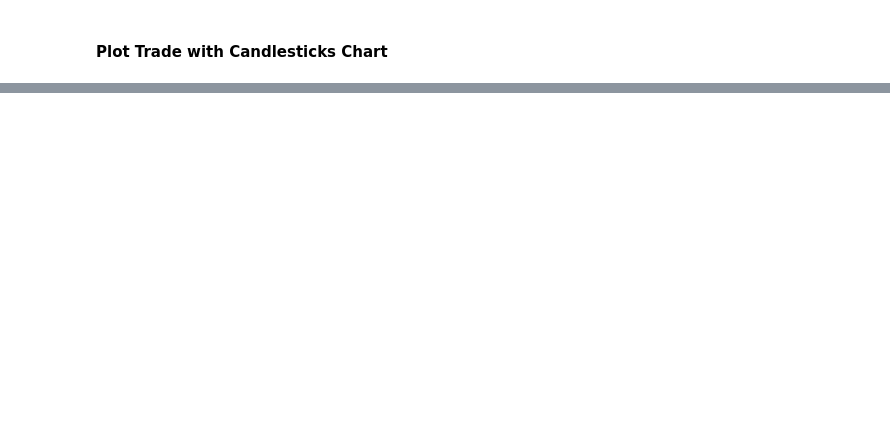
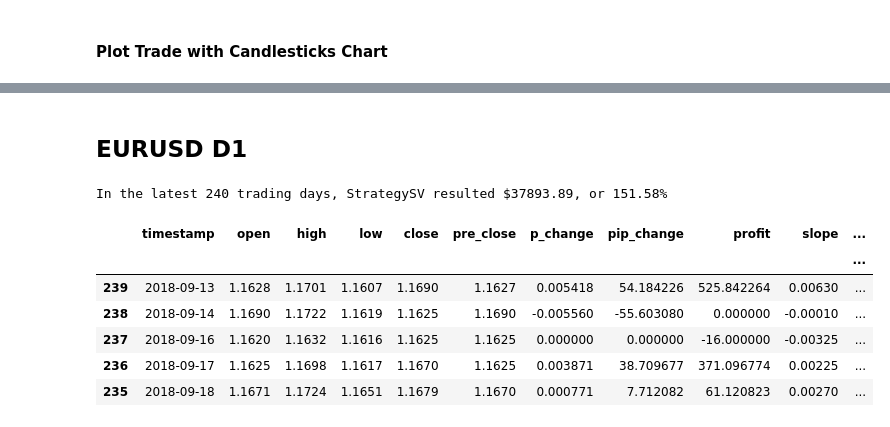
Before and after one commit to jacktator/QuantTrading_Py, a Jupyter notebook: alpha/strategies/strategy_sv_test.ipynb, the cells around one changed output, grey strips where cells are left out. Drawn from its saved outputs; the diff is of its cells as text; code cells hidden in the pictures; blank space fills up the shorter version.

```diff
--- a/alpha/strategies/strategy_sv_test.ipynb
+++ b/alpha/strategies/strategy_sv_test.ipynb
@@ -143,0 +133,72 @@ HOLD 2019-06-17
+# %% [markdown]
+
+## EURUSD D1
+# %%
+
+import pandas as pd
+import import_ipynb
+from strategy_sv import TradeStrategySV
+
+forex_symbol = "EURUSD"
+
+forex_df = pd.read_csv('../../data/gen/{}_Daily_df.csv'.format(forex_symbol),
+                       parse_dates=True,
+                       index_col=0)
+# Strip whitespace from column names
+forex_df.columns = forex_df.columns.str.strip()
+
+# Trading Parameters
+lots = 1
+leverage = 400 # 400 Leverage
+margin = 0.1 # 10% Margin Interest
+pip_cost = 0.8 # Transaction Cost 0.8 pip
+stop_loss = 2.0 # Stop Loss at 2.0 of standard deviation (so 5%)
+one_trade_week = 5
+one_trade_month = one_trade_week * 4
+two_trade_month = one_trade_month * 2
+three_trade_month = one_trade_month * 3
+half_trade_year = three_trade_month * 2
+one_trade_year = half_trade_year * 2
+
+buy_slope_threshold = 0.00011578947368419412
+buy_velocity_threshold = -0.01695000000000002
+close_slope_threshold = 0.017273684210526295
+close_velocity_threshold = 0.018381578947368395
+sell_slope_threshold = -0.00011578947368419412
+sell_velocity_threshold = 0.01695000000000002
+
+# Initialize Strategy
+strategy = TradeStrategySV(leverage=leverage,
+                           margin=margin,
+                           pip_cost=pip_cost,
+                           buy_slope_threshold=buy_slope_threshold,
+                           buy_velocity_threshold=buy_velocity_threshold,
+                           close_slope_threshold=close_slope_threshold,
+                           close_velocity_threshold=close_velocity_threshold,
+                           sell_slope_threshold=sell_slope_threshold,
+                           sell_velocity_threshold=sell_velocity_threshold,
+                           should_log = True)
+# backtest_df = forex_df[:one_trade_year]
+forex_df = strategy.trade(data_df=forex_df,
+                          symbol=forex_symbol,
+                          lots=lots,
+                          stop_loss=stop_loss,)
+test_df = forex_df[-one_trade_year:]
+test_df = strategy.trade(data_df=test_df,
+                         symbol=forex_symbol,
+                         lots=lots,
+                         stop_loss=stop_loss,)
+
+print("In the latest {} trading days, StrategySV resulted ${}, or {}%".format(len(test_df.index), round(strategy.trade_profit, 2), round(strategy.trade_profit/(lots * 100000 / leverage), 2)))
+
+# Print
+test_df.head()
+# %% [output]
+In the latest 240 trading days, StrategySV resulted $37893.89, or 151.58%
+|  | timestamp | open | high | low | close | pre_close | p_change | pip_change | profit | slope | ... |
+|  |  |  |  |  |  |  |  |  |  |  | ... |
+| 239 | 2018-09-13 | 1.1628 | 1.1701 | 1.1607 | 1.1690 | 1.1627 | 0.005418 | 54.184226 | 525.842264 | 0.00630 | ... |
+| 238 | 2018-09-14 | 1.1690 | 1.1722 | 1.1619 | 1.1625 | 1.1690 | -0.005560 | -55.603080 | 0.000000 | -0.00010 | ... |
+| 237 | 2018-09-16 | 1.1620 | 1.1632 | 1.1616 | 1.1625 | 1.1625 | 0.000000 | 0.000000 | -16.000000 | -0.00325 | ... |
+| 236 | 2018-09-17 | 1.1625 | 1.1698 | 1.1617 | 1.1670 | 1.1625 | 0.003871 | 38.709677 | 371.096774 | 0.00225 | ... |
+| 235 | 2018-09-18 | 1.1671 | 1.1724 | 1.1651 | 1.1679 | 1.1670 | 0.000771 | 7.712082 | 61.120823 | 0.00270 | ... |
```
Also changed, not shown: parts of 7 cells of this notebook, 2 other files.
